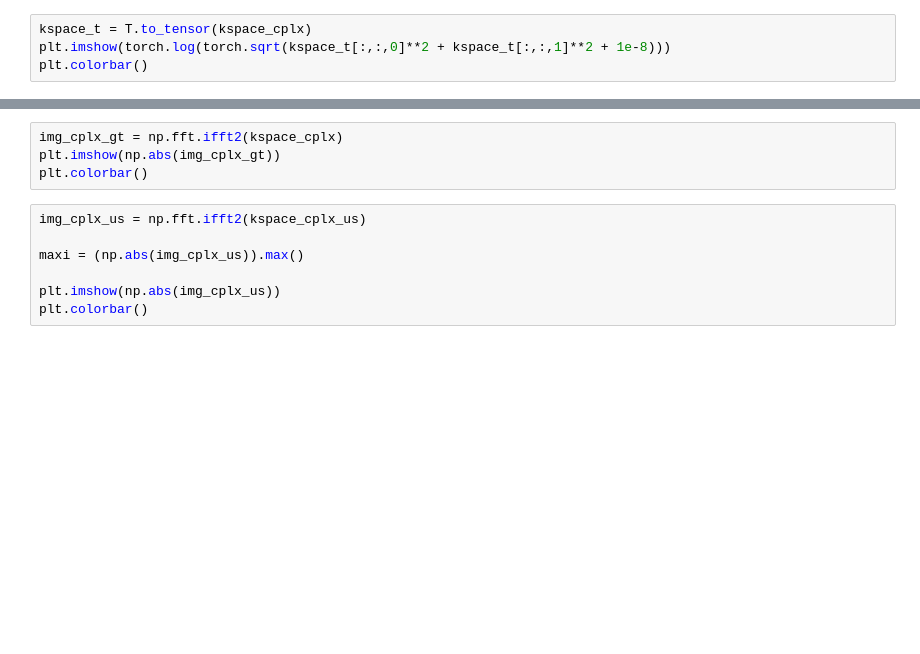
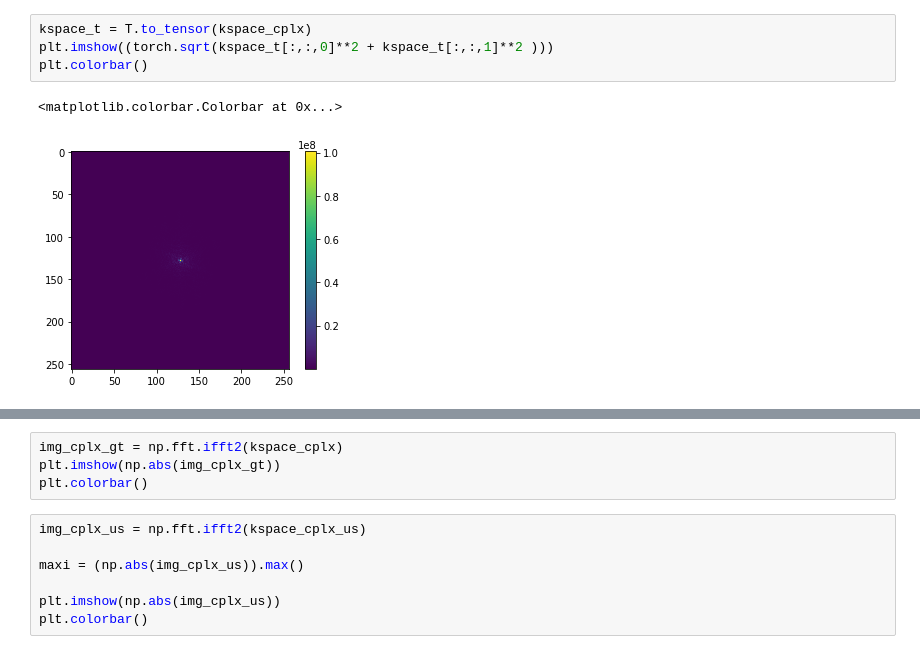
Before and after one commit to amritkumar9595/ssl-calgary-chennAI, a Jupyter notebook: singlechanel_exp.ipynb, the cells around one changed output, grey strips where cells are left out. Drawn from its saved outputs; the diff is of its cells as text; blank space fills up the shorter version.

```diff
--- a/singlechanel_exp.ipynb
+++ b/singlechanel_exp.ipynb
@@ -23,7 +29,10 @@ kspace_cplx.shape
 # %%
 kspace_t = T.to_tensor(kspace_cplx)
-plt.imshow(torch.log(torch.sqrt(kspace_t[:,:,0]**2 + kspace_t[:,:,1]**2 + 1e-8)))
+plt.imshow((torch.sqrt(kspace_t[:,:,0]**2 + kspace_t[:,:,1]**2 )))
 plt.colorbar()
+# %% [output]
+<matplotlib.colorbar.Colorbar at 0x...>
+[figure, added]
 # %%
 acc_factor = 8
 mask_func = MaskFunc([0.08], [acc_factor])
```
Also changed, not shown: parts of 21 cells of this notebook, 10 other files.
